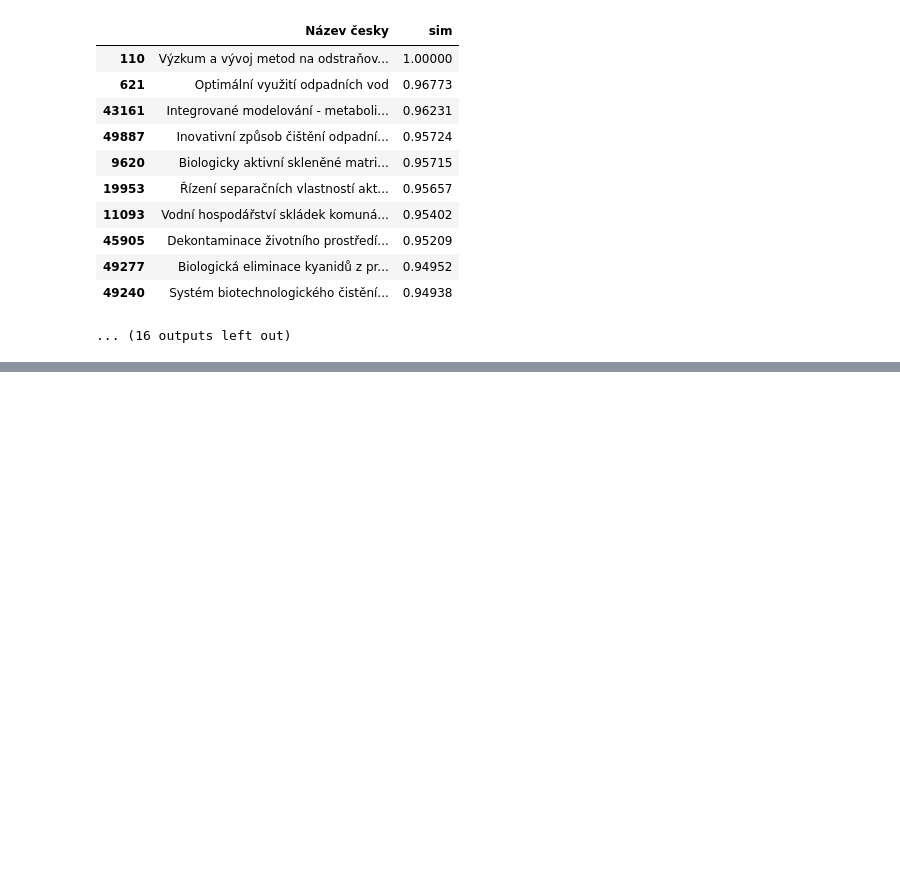
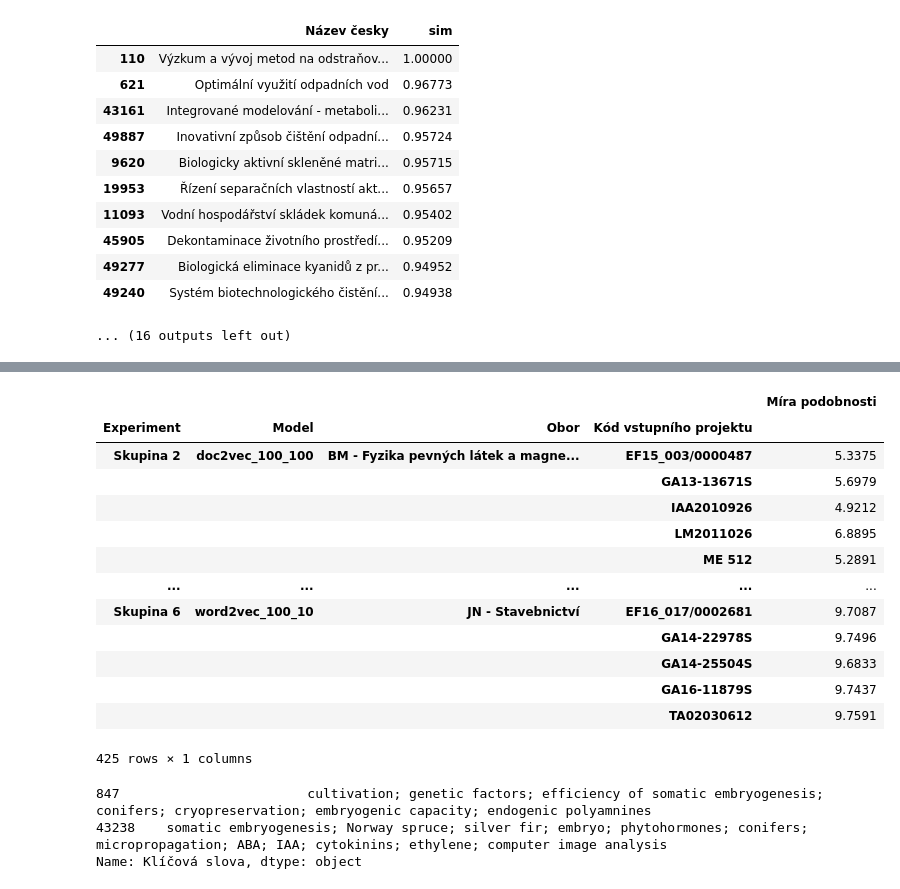
Before and after one commit to Fassty/mff, a Jupyter notebook: bachelor_thesis/notebooks/[Experiment] Project Similiarity.ipynb, the cells around one changed output, grey strips where cells are left out. Saved outputs shown, nothing was run; the diff lists cells and outputs as text; code cells hidden in the pictures; blank space fills up the shorter version.

Commit message:
Add sim results

```diff
--- a/bachelor_thesis/notebooks/[Experiment] Project Similiarity.ipynb
+++ b/bachelor_thesis/notebooks/[Experiment] Project Similiarity.ipynb
@@ -253,0 +451,17 @@ dict_keys(['tf-idf_(1,1)', 'tf-idf_(1,2)', 'tf-idf_(1,3)', 'tf-idf_(1,4)', 'tf-i
+# %%
+pd.pivot_table(data=results_df, values=['Klíčová slova', 'Název česky', 'Míra podobnosti'], index=['Experiment', 'Obor', 'Model', 'Kód vstupního projektu'], )
+# %% [output]
+|  |  |  |  | Míra podobnosti |
+| Experiment | Model | Obor | Kód vstupního projektu |  |
+| Skupina 2 | doc2vec_100_100 | BM - Fyzika pevných látek a magne... | EF15_003/0000487 | 5.3375 |
+|  |  |  | GA13-13671S | 5.6979 |
+|  |  |  | IAA2010926 | 4.9212 |
+|  |  |  | LM2011026 | 6.8895 |
+|  |  |  | ME 512 | 5.2891 |
+| ... | ... | ... | ... | ... |
+| Skupina 6 | word2vec_100_10 | JN - Stavebnictví | EF16_017/0002681 | 9.7087 |
+|  |  |  | GA14-22978S | 9.7496 |
+|  |  |  | GA14-25504S | 9.6833 |
+|  |  |  | GA16-11879S | 9.7437 |
+|  |  |  | TA02030612 | 9.7591 |
+425 rows × 1 columns
@@ -253,0 +471,6 @@ dict_keys(['tf-idf_(1,1)', 'tf-idf_(1,2)', 'tf-idf_(1,3)', 'tf-idf_(1,4)', 'tf-i
+# %%
+orig_df[orig_df['Název česky'] == row['Název česky']]['Klíčová slova']
+# %% [output]
+847                        cultivation; genetic factors; efficiency of somatic embryogenesis; conifers; cryopreservation; embryogenic capacity; endogenic polyamnines
+43238    somatic embryogenesis; Norway spruce; silver fir; embryo; phytohormones; conifers; micropropagation; ABA; IAA; cytokinins; ethylene; computer image analysis
+Name: Klíčová slova, dtype: object
```
Also changed, not shown: parts of 9 cells of this notebook, 14 other files.
